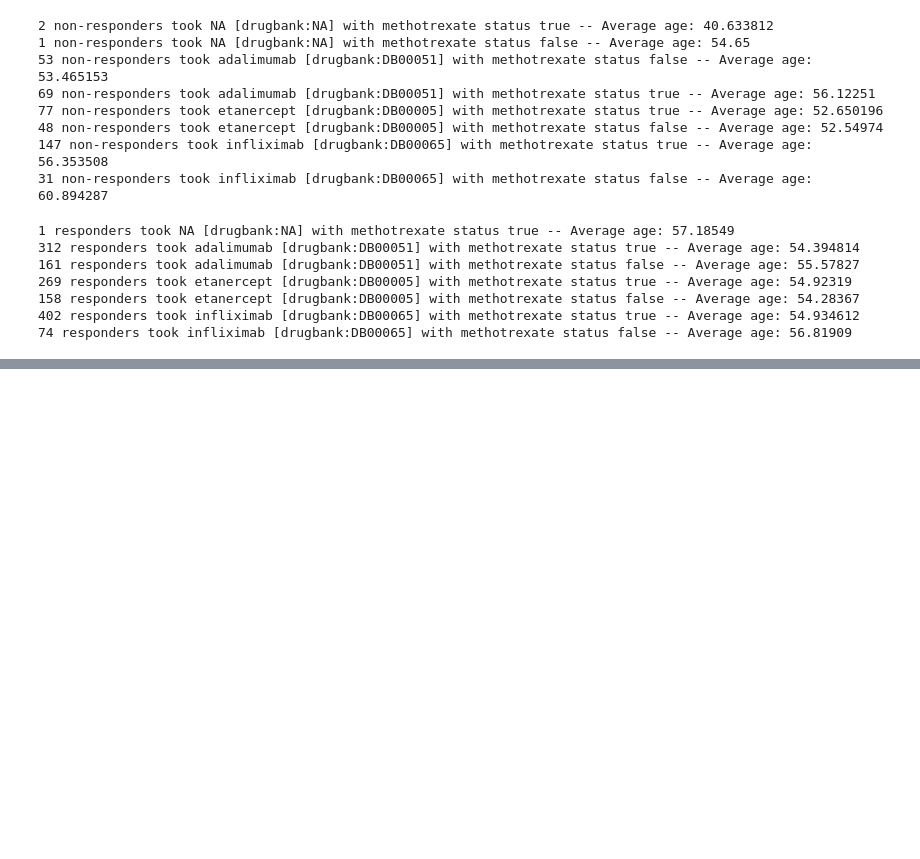
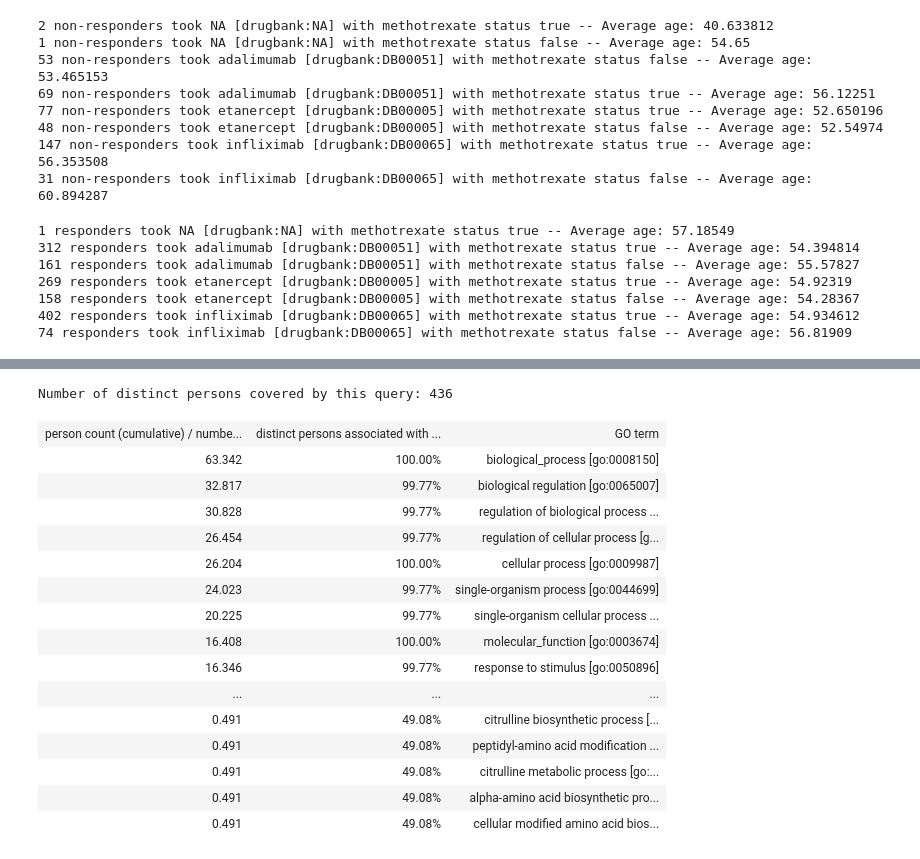
Before and after one commit to matthias-samwald/ipython, a Jupyter notebook: py/rheumatoid-arthritis.ipynb, the cells around one changed output, grey strips where cells are left out. Cells and saved outputs as stored; diff of their text form; code cells hidden in the pictures; blank space fills up the shorter version.

```diff
--- a/py/rheumatoid-arthritis.ipynb
+++ b/py/rheumatoid-arthritis.ipynb
@@ -706,0 +787,74 @@ These GO terms are:
+# %%
+# for non-responders
+
+q = '''\
+SELECT (COUNT(DISTINCT ?person) as ?distinct_person_count)
+WHERE {
+    ?person ra:has-one | ra:has-two ?polymorphism_variant ;
+        ra:non-responder true .
+    ?polymorphism_variant a ra:minor_variant ;
+        a ?snp .
+    ?snp a <http://bio2rdf.org/dbsnp_vocabulary:snp> ;
+        <http://bio2rdf.org/dbsnp_vocabulary:maps-to> ?gene .
+    ?gene a <http://bio2rdf.org/ncbigene_vocabulary:Resource> ;
+        ncbigene:process/rdfs:subClassOf* | ncbigene:function/rdfs:subClassOf* ?go_term .
+    ?go_term rdfs:label ?go_term_label .
+}
+'''
+
+for row in g.query(q):
+    number_of_distinct_persons_covered_by_query = int(row.distinct_person_count)
+    print('Number of distinct persons covered by this query:', number_of_distinct_persons_covered_by_query)
+
+
+q = '''\
+SELECT (COUNT(?person) as ?person_count)
+       ?go_term_label
+       (COUNT(DISTINCT ?person) as ?distinct_person_count)
+WHERE {
+    ?person ra:has-one | ra:has-two ?polymorphism_variant ;
+        ra:non-responder true .
+    ?polymorphism_variant a ra:minor_variant ;
+        a ?snp .
+    ?snp a <http://bio2rdf.org/dbsnp_vocabulary:snp> ;
+        <http://bio2rdf.org/dbsnp_vocabulary:maps-to> ?gene .
+    ?gene a <http://bio2rdf.org/ncbigene_vocabulary:Resource> ;
+        ncbigene:process/rdfs:subClassOf* | ncbigene:function/rdfs:subClassOf* ?go_term .
+    ?go_term rdfs:label ?go_term_label .
+}
+GROUP BY ?go_term_label
+ORDER BY DESC(?person_count)
+'''
+
+non_responder_go_profile = dict()
+
+table = ListTable()
+table.append(['person count (cumulative) / number of distinct persons covered',
+              'distinct persons associated with this annotation / number of distinct persons covered',
+              'GO term'])
+for row in g.query(q):
+
+    table.append(['{0:.3f}'.format(int(row.person_count) / number_of_distinct_persons_covered_by_query),
+                  '{0:.2%}'.format(int(row.distinct_person_count) / number_of_distinct_persons_covered_by_query),
+                  row.go_term_label])
+    non_responder_go_profile[str(row.go_term_label)] = int(row.person_count) / number_of_distinct_persons_covered_by_query
+
+table
+# %% [output]
+Number of distinct persons covered by this query: 436
+| person count (cumulative) / numbe... | distinct persons associated with ... | GO term |
+| 63.342 | 100.00% | biological_process [go:0008150] |
+| 32.817 | 99.77% | biological regulation [go:0065007] |
+| 30.828 | 99.77% | regulation of biological process ... |
+| 26.454 | 99.77% | regulation of cellular process [g... |
+| 26.204 | 100.00% | cellular process [go:0009987] |
+| 24.023 | 99.77% | single-organism process [go:0044699] |
+| 20.225 | 99.77% | single-organism cellular process ... |
+| 16.408 | 100.00% | molecular_function [go:0003674] |
+| 16.346 | 99.77% | response to stimulus [go:0050896] |
+| ... | ... | ... |
+| 0.491 | 49.08% | citrulline biosynthetic process [... |
+| 0.491 | 49.08% | peptidyl-amino acid modification ... |
+| 0.491 | 49.08% | citrulline metabolic process [go:... |
+| 0.491 | 49.08% | alpha-amino acid biosynthetic pro... |
+| 0.491 | 49.08% | cellular modified amino acid bios... |
```
Also changed, not shown: parts of 37 cells of this notebook, 2 other files.
